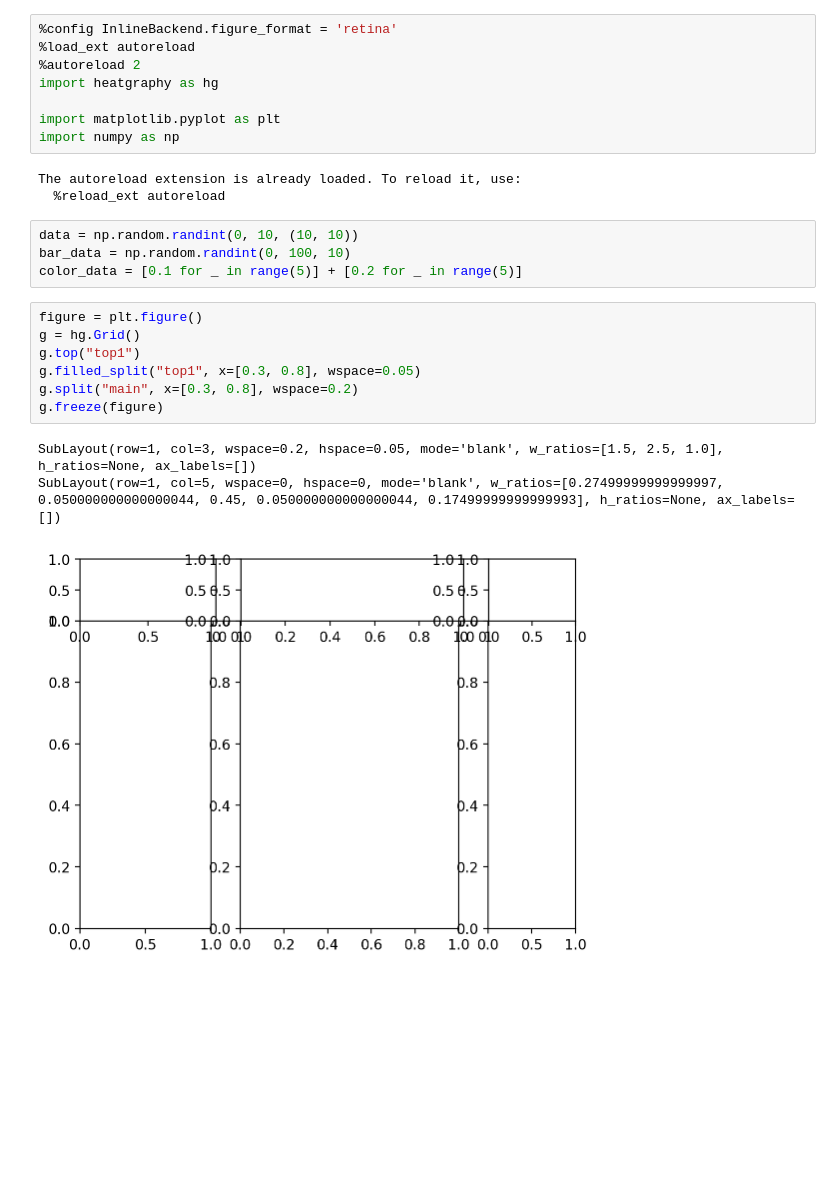
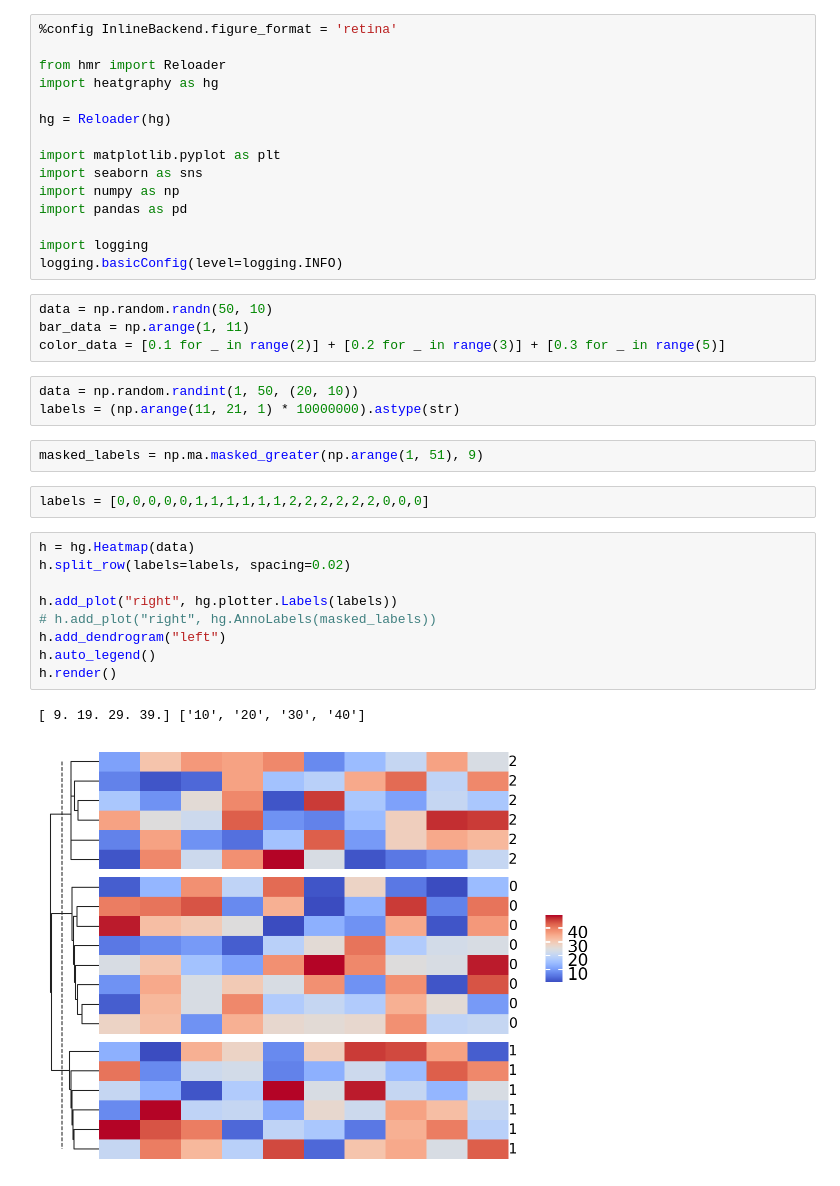
Before and after one commit to Marsilea-viz/marsilea, a Jupyter notebook: heatmap.ipynb, the cells around one changed output. Saved outputs shown, nothing was run; the diff lists cells and outputs as text; blank space fills up the shorter version.

```diff
--- a/heatmap.ipynb
+++ b/heatmap.ipynb
@@ -1,26 +1,38 @@
 # %%
 %config InlineBackend.figure_format = 'retina'
-%load_ext autoreload
-%autoreload 2
+
+from hmr import Reloader
 import heatgraphy as hg
 
+hg = Reloader(hg)
+
 import matplotlib.pyplot as plt
+import seaborn as sns
 import numpy as np
+import pandas as pd
+
+import logging
+logging.basicConfig(level=logging.INFO)
-# %% [output]
-The autoreload extension is already loaded. To reload it, use:
-  %reload_ext autoreload
 # %%
-data = np.random.randint(0, 10, (10, 10))
-bar_data = np.random.randint(0, 100, 10)
-color_data = [0.1 for _ in range(5)] + [0.2 for _ in range(5)]
+data = np.random.randn(50, 10)
+bar_data = np.arange(1, 11)
+color_data = [0.1 for _ in range(2)] + [0.2 for _ in range(3)] + [0.3 for _ in range(5)]
-# %%
-figure = plt.figure()
-g = hg.Grid()
-g.top("top1")
-g.filled_split("top1", x=[0.3, 0.8], wspace=0.05)
-g.split("main", x=[0.3, 0.8], wspace=0.2)
-g.freeze(figure)
-# %% [output]
-SubLayout(row=1, col=3, wspace=0.2, hspace=0.05, mode='blank', w_ratios=[1.5, 2.5, 1.0], h_ratios=None, ax_labels=[])
-SubLayout(row=1, col=5, wspace=0, hspace=0, mode='blank', w_ratios=[0.27499999999999997, 0.050000000000000044, 0.45, 0.050000000000000044, 0.17499999999999993], h_ratios=None, ax_labels=[])
-[figure, removed]
+# %%
+data = np.random.randint(1, 50, (20, 10))
+labels = (np.arange(11, 21, 1) * 10000000).astype(str)
+# %%
+masked_labels = np.ma.masked_greater(np.arange(1, 51), 9)
+# %%
+labels = [0,0,0,0,0,1,1,1,1,1,1,2,2,2,2,2,2,0,0,0]
+# %%
+h = hg.Heatmap(data)
+h.split_row(labels=labels, spacing=0.02)
+
+h.add_plot("right", hg.plotter.Labels(labels))
+# h.add_plot("right", hg.AnnoLabels(masked_labels))
+h.add_dendrogram("left")
+h.auto_legend()
+h.render()
+# %% [output]
+[ 9. 19. 29. 39.] ['10', '20', '30', '40']
+[figure, added]
```
Also changed, not shown: parts of 29 cells of this notebook, 10 other files.
